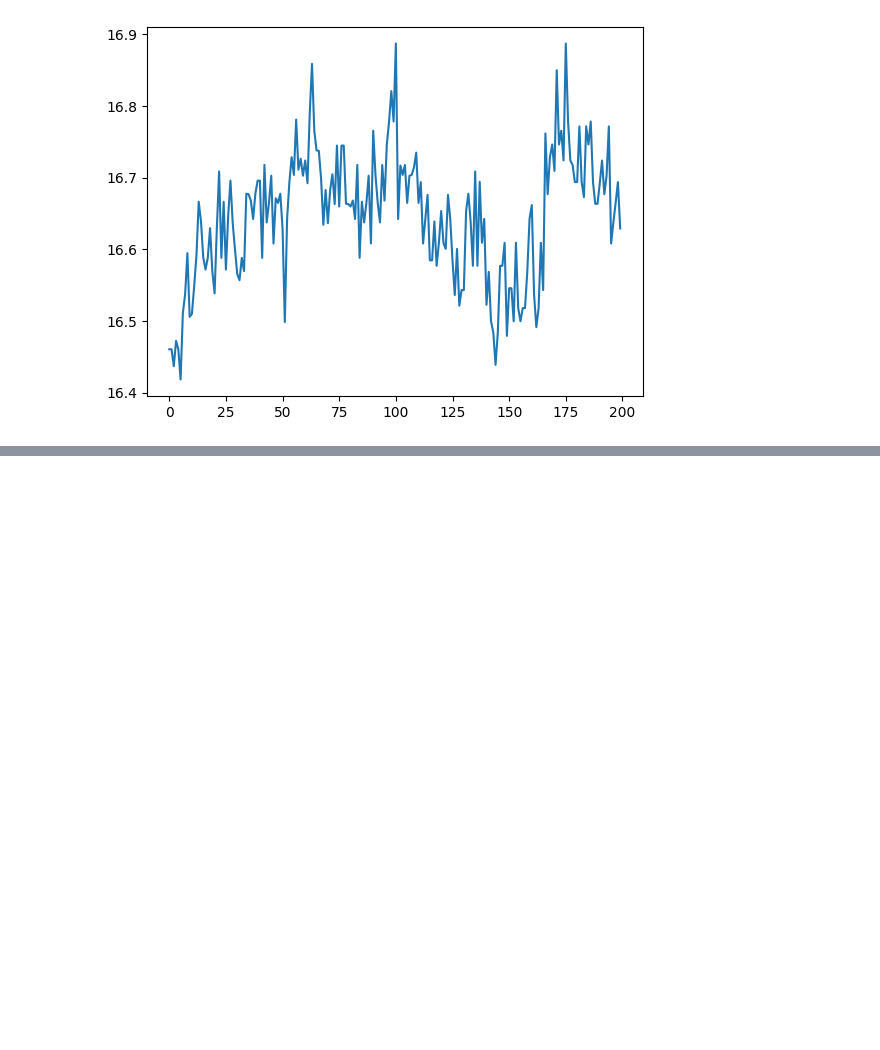
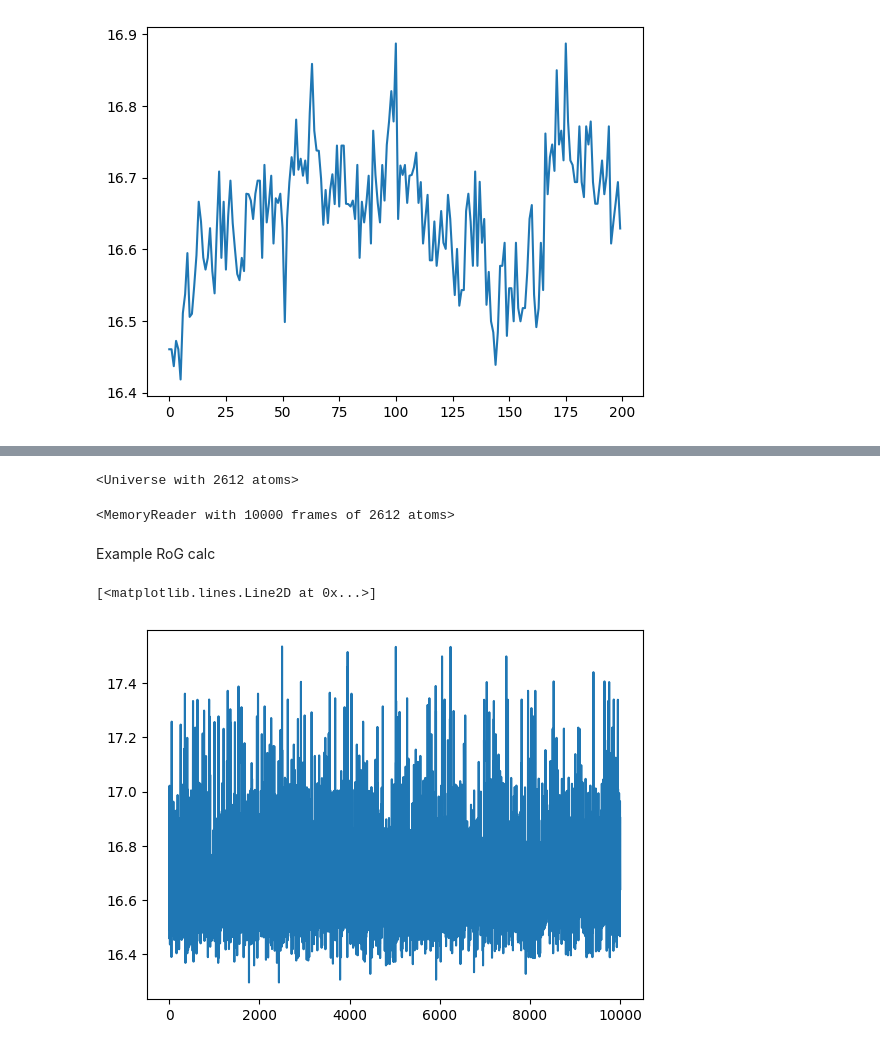
Before and after one commit to darianyang/weer, a Jupyter notebook: relaxation/t4l-kmc/t4l_synd.ipynb, the cells around one changed output, grey strips where cells are left out. Cells and saved outputs as stored; diff of their text form; code cells hidden in the pictures; blank space fills up the shorter version.

```diff
--- a/relaxation/t4l-kmc/t4l_synd.ipynb
+++ b/relaxation/t4l-kmc/t4l_synd.ipynb
@@ -430,0 +475,22 @@ plt.plot(rog)
+# %%
+mapped_traj = synd_model.backmap(trajectory[:,::100])
+# %%
+syn_u = mda.Universe("sim1_dry.pdb")
+# %%
+syn_u.load_new(mapped_traj[0], format="memory")
+# %% [output]
+<Universe with 2612 atoms>
+# %%
+syn_u.trajectory
+# %% [output]
+<MemoryReader with 10000 frames of 2612 atoms>
+# %% [markdown]
+Example RoG calc
+# %%
+# calculation of radius of gyration for the whole trajectory
+rog = np.array([syn_u.atoms.radius_of_gyration() for ts in syn_u.trajectory])
+# %%
+plt.plot(rog)
+# %% [output]
+[<matplotlib.lines.Line2D at 0x...>]
+[figure, added]
```
Also changed, not shown: parts of 15 cells of this notebook, 3 other files.
